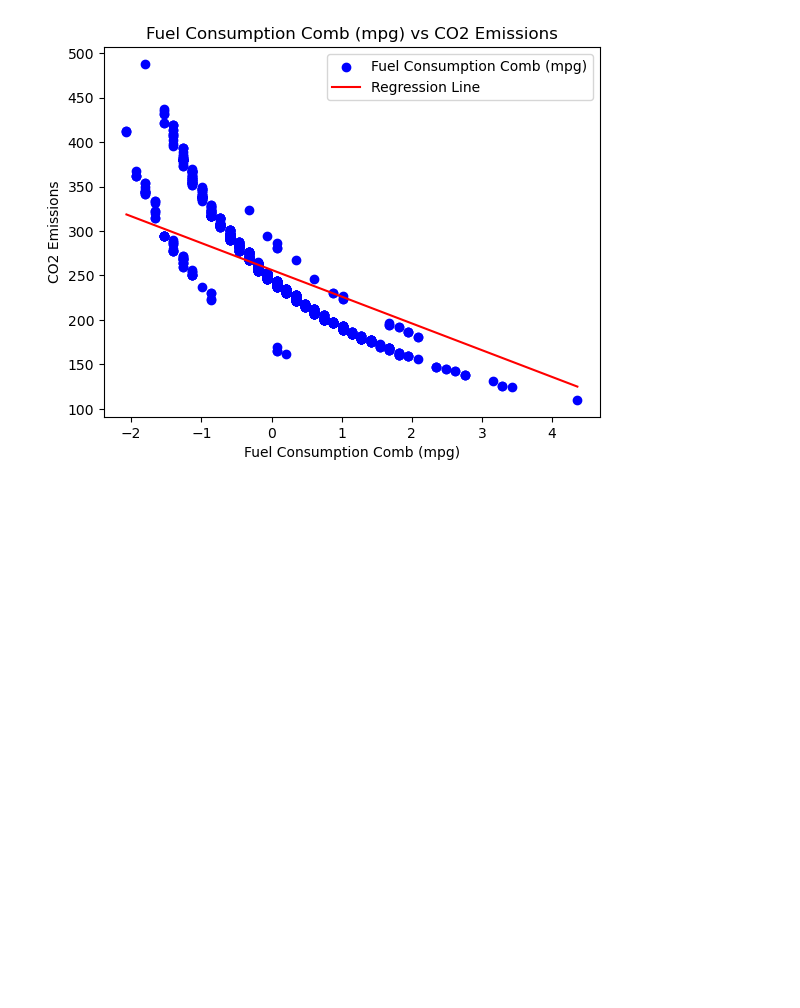
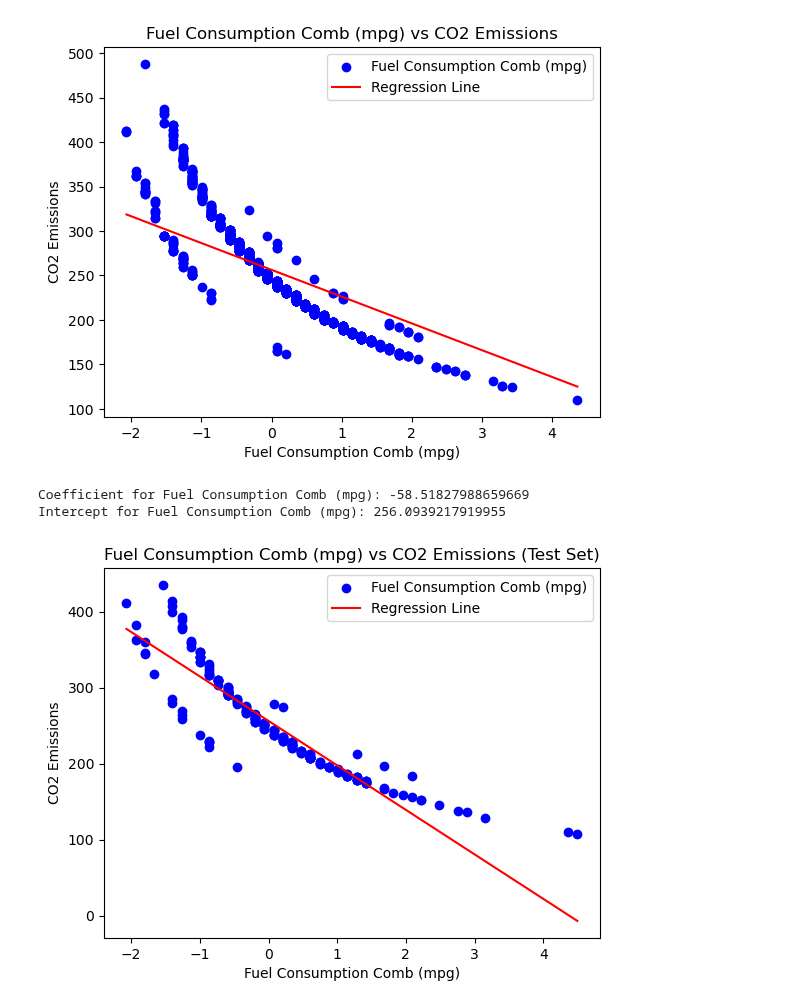
Before and after one commit to gps-stellar/Simple-Regression-Models, a Jupyter notebook: Multiple_Linear_Regression.ipynb, the cells around one changed output. Saved outputs shown, nothing was run; the diff lists cells and outputs as text; code cells hidden in the pictures; blank space fills up the shorter version.

```diff
--- a/Multiple_Linear_Regression.ipynb
+++ b/Multiple_Linear_Regression.ipynb
@@ -376,3 +426,28 @@ plt.legend()
 plt.show()
 # %% [output]
 [figure]
+# %%
+X_train_6 = X_train[:,5]
+regressor_6 = linear_model.LinearRegression()
+regressor_6.fit(X_train_6.reshape(-1, 1), y_train)
+coef_6 = regressor_6.coef_[0]
+intercept_6 = regressor_6.intercept_
+print("Coefficient for Fuel Consumption Comb (mpg):", coef_6)
+print("Intercept for Fuel Consumption Comb (mpg):", intercept_6)
+# %% [output]
+Coefficient for Fuel Consumption Comb (mpg): -58.51827988659669
+Intercept for Fuel Consumption Comb (mpg): 256.0939217919955
+# %%
+X_test_6 = X_test[:,5]
+plt.scatter(X_test_6, y_test, color='blue', label='Fuel Consumption Comb (mpg)')
+# Regression Line
+x_vals_6 = np.linspace(X_test_6.min(), X_test_6.max(), 100)
+y_vals_6 = coef_6 * x_vals_6 + intercept_6
+plt.plot(x_vals_6, y_vals_6, color='red', label='Regression Line')
+plt.xlabel('Fuel Consumption Comb (mpg)')
+plt.ylabel('CO2 Emissions')
+plt.title('Fuel Consumption Comb (mpg) vs CO2 Emissions (Test Set)')
+plt.legend()
+plt.show()
+# %% [output]
+[figure, added]
```
Also changed, not shown: parts of 4 cells of this notebook.
